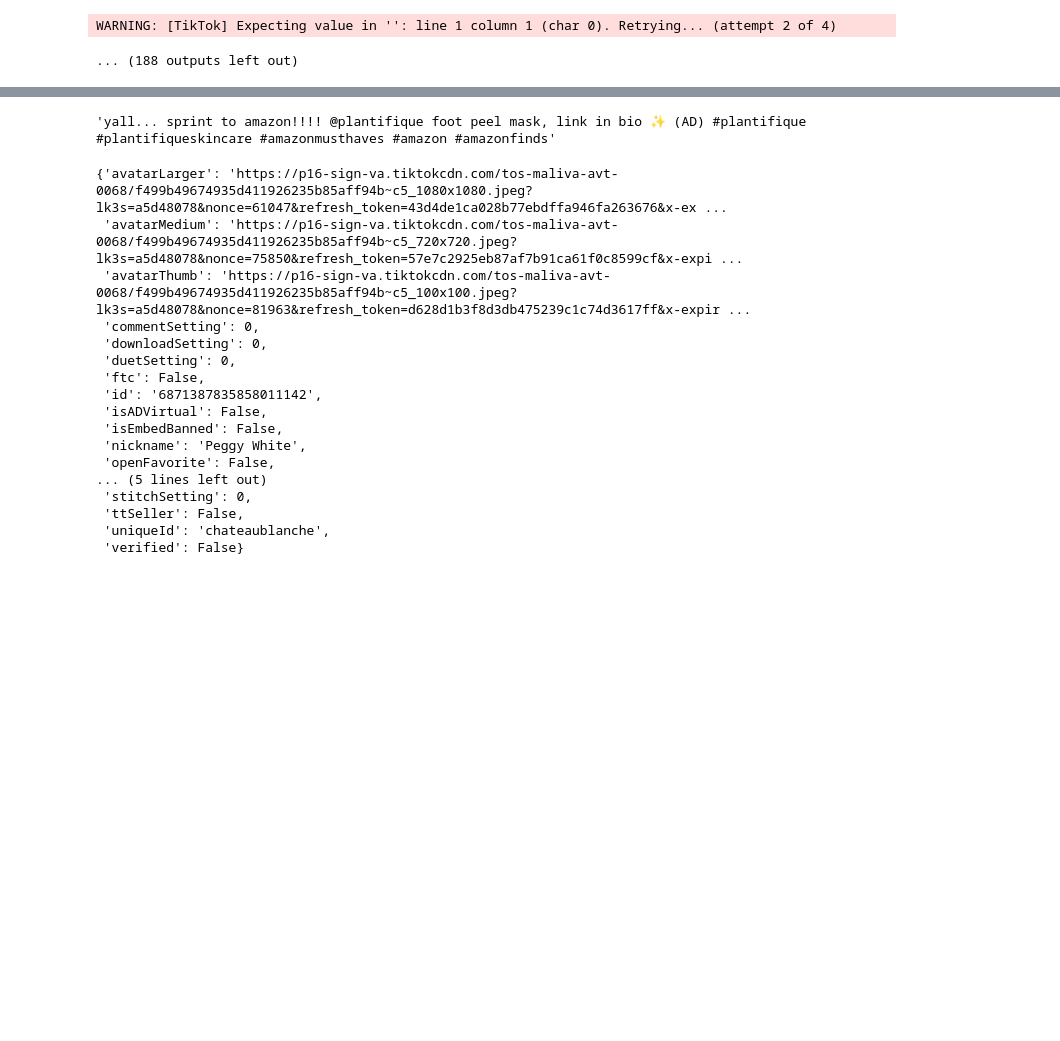
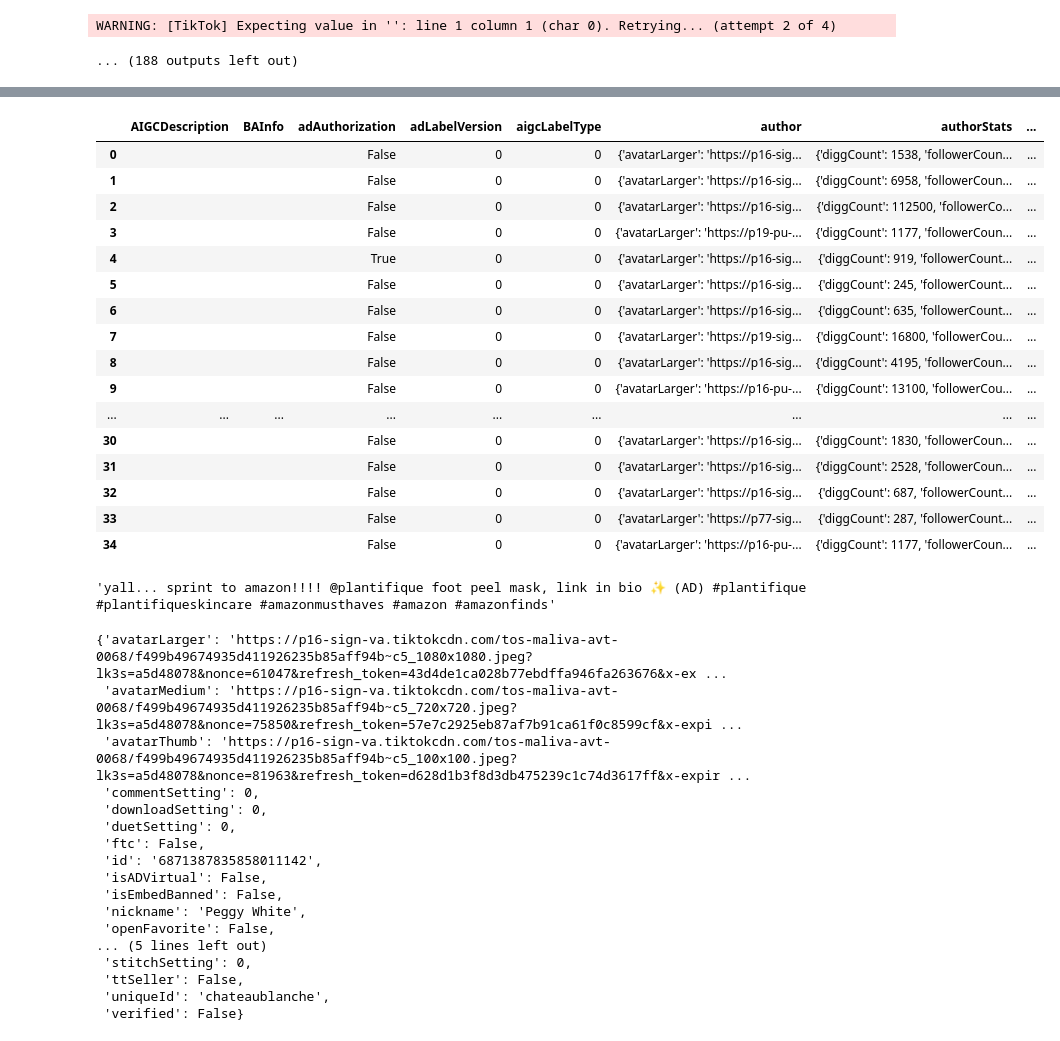
Before and after one commit to dlaiu/tiktok-accent-all-files, a Jupyter notebook: downloading-tiktoks.ipynb, the cells around one changed output, grey strips where cells are left out. Cells and saved outputs as stored; diff of their text form; code cells hidden in the pictures; blank space fills up the shorter version.

```diff
--- a/downloading-tiktoks.ipynb
+++ b/downloading-tiktoks.ipynb
@@ -142,6 +140,26 @@ df.head()
 # %%
 #export df to csv
 df.to_csv('amazonfinds_35_tiktoks.csv', index=False)
+# %%
+df
+# %% [output]
+|  | AIGCDescription | BAInfo | adAuthorization | adLabelVersion | aigcLabelType | author | authorStats | ... |
+| 0 |  |  | False | 0 | 0 | {'avatarLarger': 'https://p16-sig... | {'diggCount': 1538, 'followerCoun... | ... |
+| 1 |  |  | False | 0 | 0 | {'avatarLarger': 'https://p16-sig... | {'diggCount': 6958, 'followerCoun... | ... |
+| 2 |  |  | False | 0 | 0 | {'avatarLarger': 'https://p16-sig... | {'diggCount': 112500, 'followerCo... | ... |
+| 3 |  |  | False | 0 | 0 | {'avatarLarger': 'https://p19-pu-... | {'diggCount': 1177, 'followerCoun... | ... |
+| 4 |  |  | True | 0 | 0 | {'avatarLarger': 'https://p16-sig... | {'diggCount': 919, 'followerCount... | ... |
+| 5 |  |  | False | 0 | 0 | {'avatarLarger': 'https://p16-sig... | {'diggCount': 245, 'followerCount... | ... |
+| 6 |  |  | False | 0 | 0 | {'avatarLarger': 'https://p16-sig... | {'diggCount': 635, 'followerCount... | ... |
+| 7 |  |  | False | 0 | 0 | {'avatarLarger': 'https://p19-sig... | {'diggCount': 16800, 'followerCou... | ... |
+| 8 |  |  | False | 0 | 0 | {'avatarLarger': 'https://p16-sig... | {'diggCount': 4195, 'followerCoun... | ... |
+| 9 |  |  | False | 0 | 0 | {'avatarLarger': 'https://p16-pu-... | {'diggCount': 13100, 'followerCou... | ... |
+| ... | ... | ... | ... | ... | ... | ... | ... | ... |
+| 30 |  |  | False | 0 | 0 | {'avatarLarger': 'https://p16-sig... | {'diggCount': 1830, 'followerCoun... | ... |
+| 31 |  |  | False | 0 | 0 | {'avatarLarger': 'https://p16-sig... | {'diggCount': 2528, 'followerCoun... | ... |
+| 32 |  |  | False | 0 | 0 | {'avatarLarger': 'https://p16-sig... | {'diggCount': 687, 'followerCount... | ... |
+| 33 |  |  | False | 0 | 0 | {'avatarLarger': 'https://p77-sig... | {'diggCount': 287, 'followerCount... | ... |
+| 34 |  |  | False | 0 | 0 | {'avatarLarger': 'https://p16-pu-... | {'diggCount': 1177, 'followerCoun... | ... |
 # %%
 df.desc[2]
 # %% [output]
```
Also changed, not shown: parts of 8 cells of this notebook, 4 other files.
